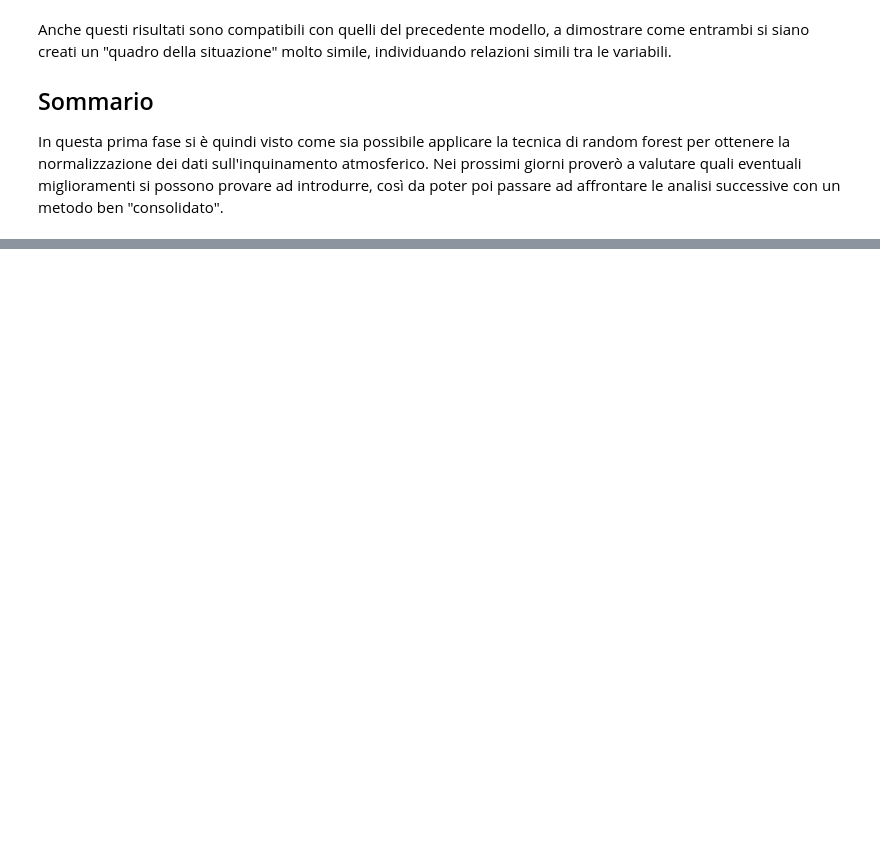
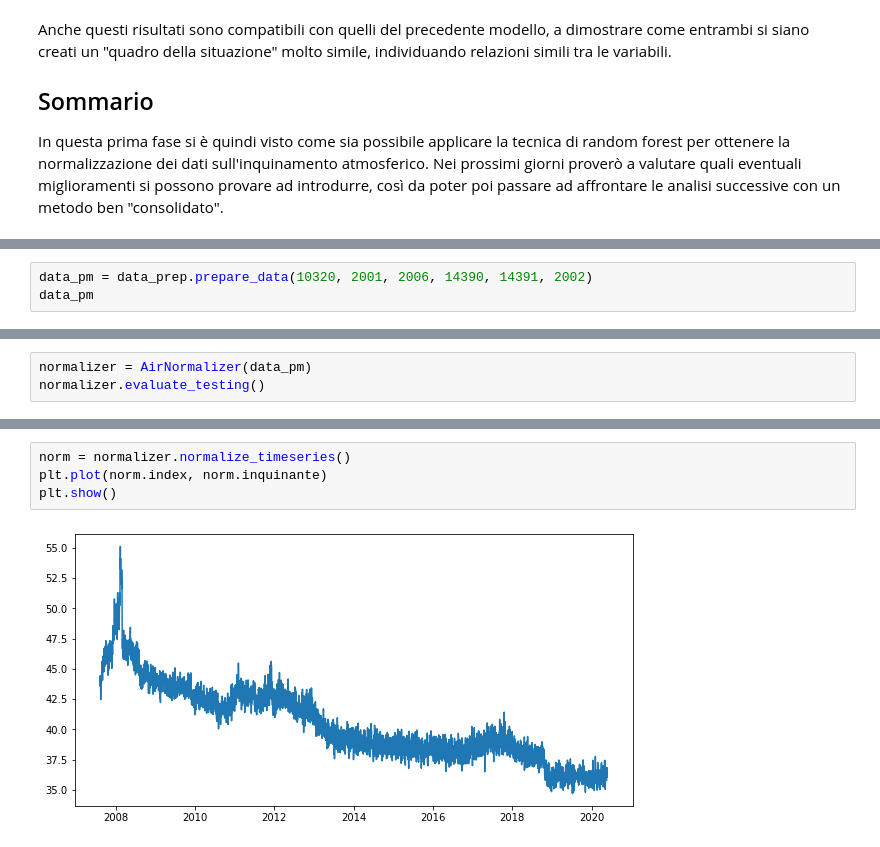
Before and after one commit to MarcoBelotti96/Tesi, a Jupyter notebook: src/RandomForest.ipynb, the cells around one changed output, grey strips where cells are left out. Cells and saved outputs as stored; diff of their text form; blank space fills up the shorter version.

```diff
--- a/src/RandomForest.ipynb
+++ b/src/RandomForest.ipynb
@@ -411,0 +420,3 @@ In questa prima fase si è quindi visto come sia possibile applicare la tecnica
+# %%
+data_pm = data_prep.prepare_data(10320, 2001, 2006, 14390, 14391, 2002)
+data_pm
@@ -411,0 +438,3 @@ In questa prima fase si è quindi visto come sia possibile applicare la tecnica
+# %%
+normalizer = AirNormalizer(data_pm)
+normalizer.evaluate_testing()
@@ -411,0 +450,6 @@ In questa prima fase si è quindi visto come sia possibile applicare la tecnica
+# %%
+norm = normalizer.normalize_timeseries()
+plt.plot(norm.index, norm.inquinante)
+plt.show()
+# %% [output]
+[figure, added]
```
Also changed, not shown: parts of 51 cells of this notebook, 5 other files.
